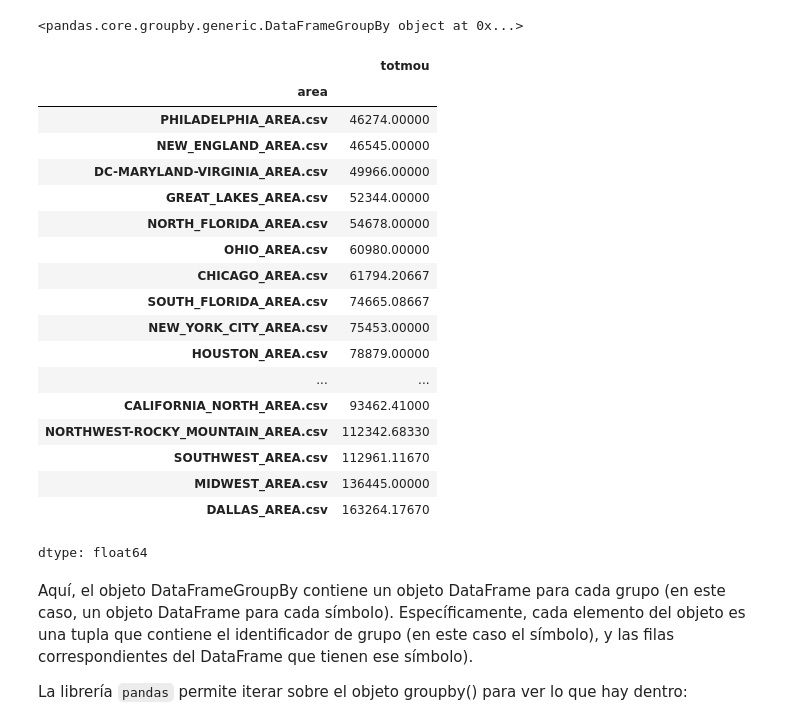
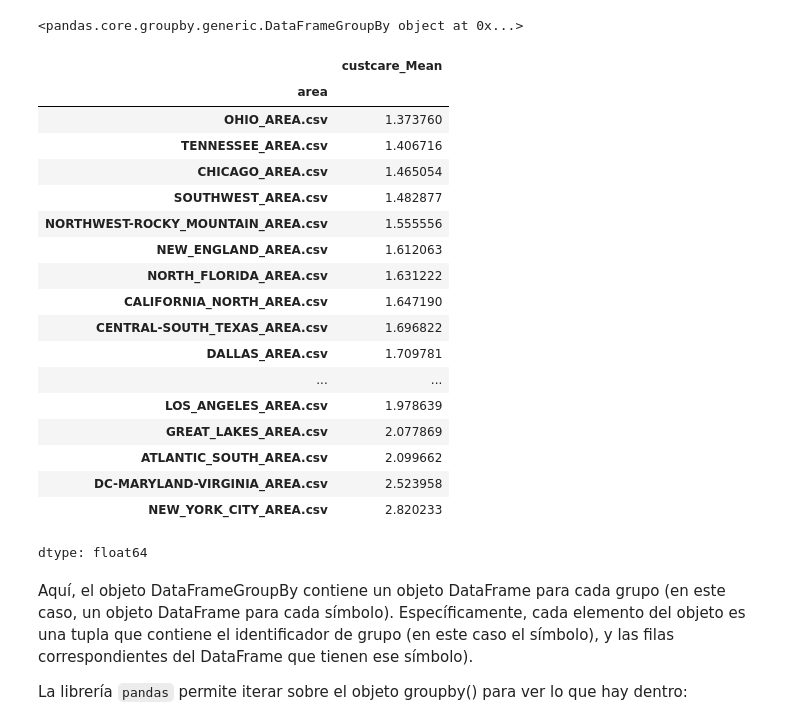
Before and after one commit to jazaineam1/Andes_ADDBD, a Jupyter notebook: Sesion4/M1_Clase_4_Manipulación_de_datos_en_Python.ipynb, the cells around one changed output. Cells and saved outputs as stored; diff of their text form; code cells hidden in the pictures.

```diff
--- a/Sesion4/M1_Clase_4_Manipulación_de_datos_en_Python.ipynb
+++ b/Sesion4/M1_Clase_4_Manipulación_de_datos_en_Python.ipynb
@@ -908,24 +986,24 @@ df3.groupby("area")
 # %% [output]
 <pandas.core.groupby.generic.DataFrameGroupBy object at 0x...>
 # %%
-df3.groupby('area')['totmou'].max().sort_values(ascending=True)
+df3.groupby('area')['custcare_Mean'].mean().sort_values(ascending=True)
 # %% [output]
-|  | totmou |
+|  | custcare_Mean |
 | area |  |
-| PHILADELPHIA_AREA.csv | 46274.00000 |
-| NEW_ENGLAND_AREA.csv | 46545.00000 |
-| DC-MARYLAND-VIRGINIA_AREA.csv | 49966.00000 |
-| GREAT_LAKES_AREA.csv | 52344.00000 |
-| NORTH_FLORIDA_AREA.csv | 54678.00000 |
-| OHIO_AREA.csv | 60980.00000 |
-| CHICAGO_AREA.csv | 61794.20667 |
-| SOUTH_FLORIDA_AREA.csv | 74665.08667 |
-| NEW_YORK_CITY_AREA.csv | 75453.00000 |
-| HOUSTON_AREA.csv | 78879.00000 |
+| OHIO_AREA.csv | 1.373760 |
+| TENNESSEE_AREA.csv | 1.406716 |
+| CHICAGO_AREA.csv | 1.465054 |
+| SOUTHWEST_AREA.csv | 1.482877 |
+| NORTHWEST-ROCKY_MOUNTAIN_AREA.csv | 1.555556 |
+| NEW_ENGLAND_AREA.csv | 1.612063 |
+| NORTH_FLORIDA_AREA.csv | 1.631222 |
+| CALIFORNIA_NORTH_AREA.csv | 1.647190 |
+| CENTRAL-SOUTH_TEXAS_AREA.csv | 1.696822 |
+| DALLAS_AREA.csv | 1.709781 |
 | ... | ... |
-| CALIFORNIA_NORTH_AREA.csv | 93462.41000 |
-| NORTHWEST-ROCKY_MOUNTAIN_AREA.csv | 112342.68330 |
-| SOUTHWEST_AREA.csv | 112961.11670 |
-| MIDWEST_AREA.csv | 136445.00000 |
-| DALLAS_AREA.csv | 163264.17670 |
+| LOS_ANGELES_AREA.csv | 1.978639 |
+| GREAT_LAKES_AREA.csv | 2.077869 |
+| ATLANTIC_SOUTH_AREA.csv | 2.099662 |
+| DC-MARYLAND-VIRGINIA_AREA.csv | 2.523958 |
+| NEW_YORK_CITY_AREA.csv | 2.820233 |
 dtype: float64
```
Also changed, not shown: parts of 20 cells of this notebook.
